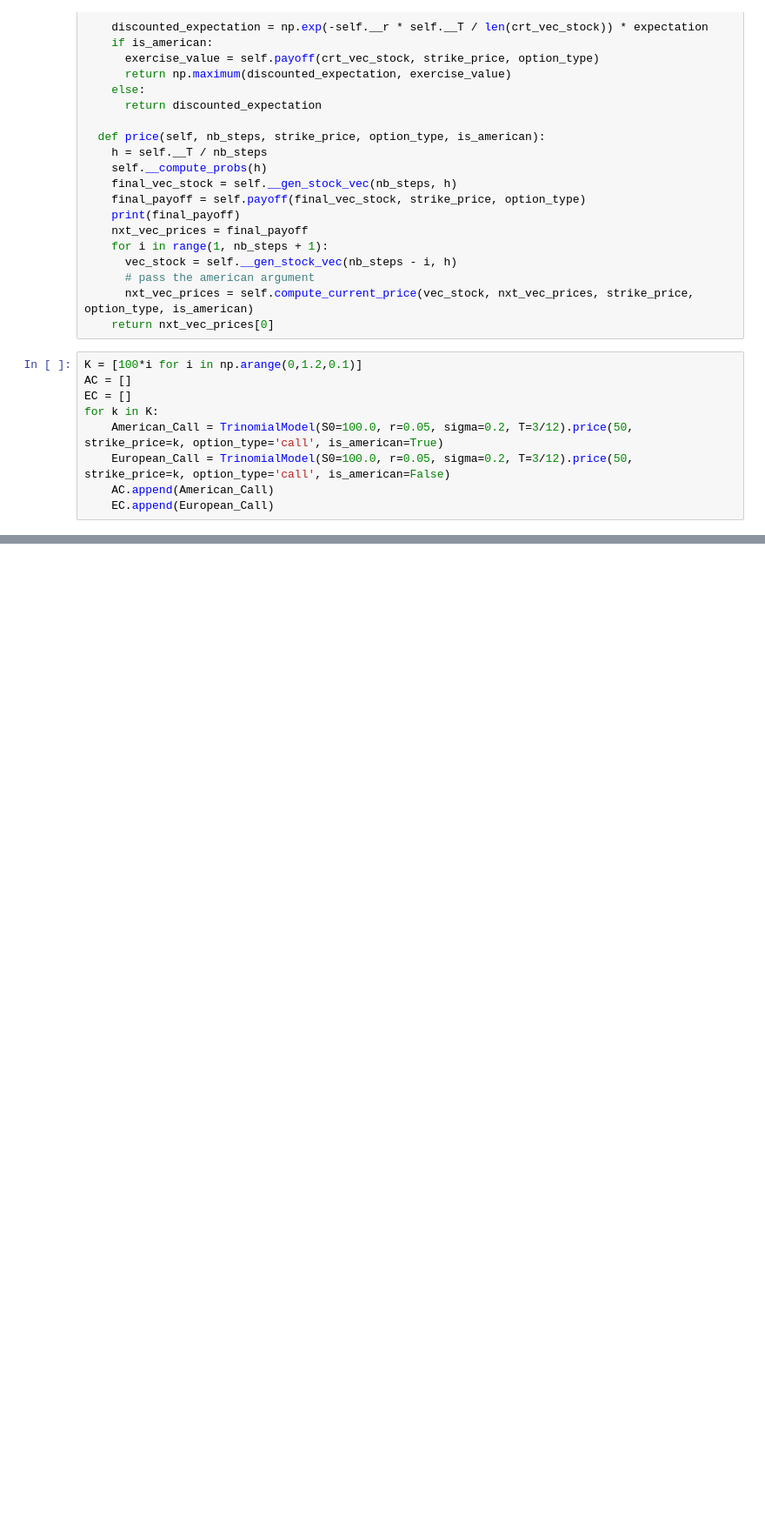
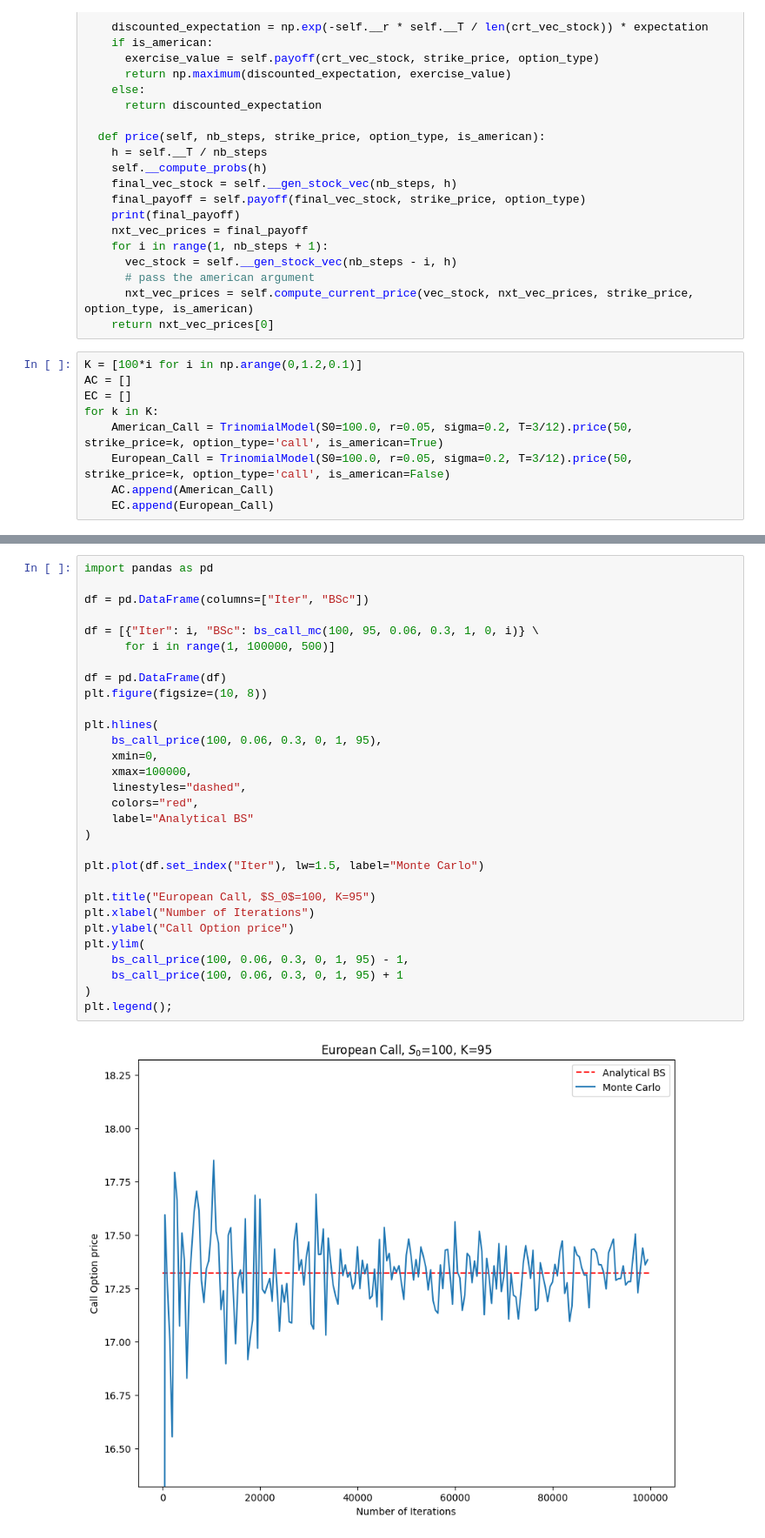
Before and after one commit to Huynh-Tr/MScFE-4, a Jupyter notebook: Derivative Pricing.ipynb, the cells around one changed output, grey strips where cells are left out. Shown at 87% size. Cells and saved outputs as stored; diff of their text form; blank space fills up the shorter version.

```diff
--- a/Derivative Pricing.ipynb
+++ b/Derivative Pricing.ipynb
@@ -1326,0 +1413,32 @@ for k in K:
+# %%
+import pandas as pd
+
+df = pd.DataFrame(columns=["Iter", "BSc"])
+
+df = [{"Iter": i, "BSc": bs_call_mc(100, 95, 0.06, 0.3, 1, 0, i)} \
+      for i in range(1, 100000, 500)]
+
+df = pd.DataFrame(df)
+plt.figure(figsize=(10, 8))
+
+plt.hlines(
+    bs_call_price(100, 0.06, 0.3, 0, 1, 95),
+    xmin=0,
+    xmax=100000,
+    linestyles="dashed",
+    colors="red",
+    label="Analytical BS"
+)
+
+plt.plot(df.set_index("Iter"), lw=1.5, label="Monte Carlo")
+
+plt.title("European Call, $S_0$=100, K=95")
+plt.xlabel("Number of Iterations")
+plt.ylabel("Call Option price")
+plt.ylim(
+    bs_call_price(100, 0.06, 0.3, 0, 1, 95) - 1,
+    bs_call_price(100, 0.06, 0.3, 0, 1, 95) + 1
+)
+plt.legend();
+# %% [output]
+[figure, added]
```
Also changed, not shown: parts of 22 cells of this notebook.
